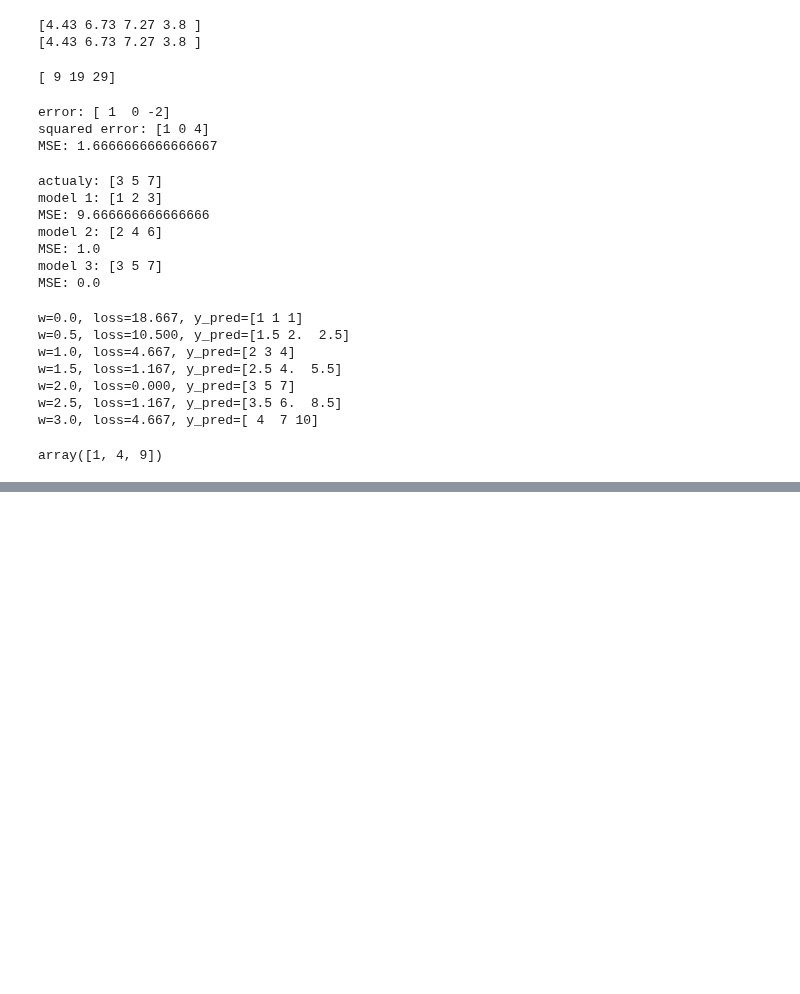
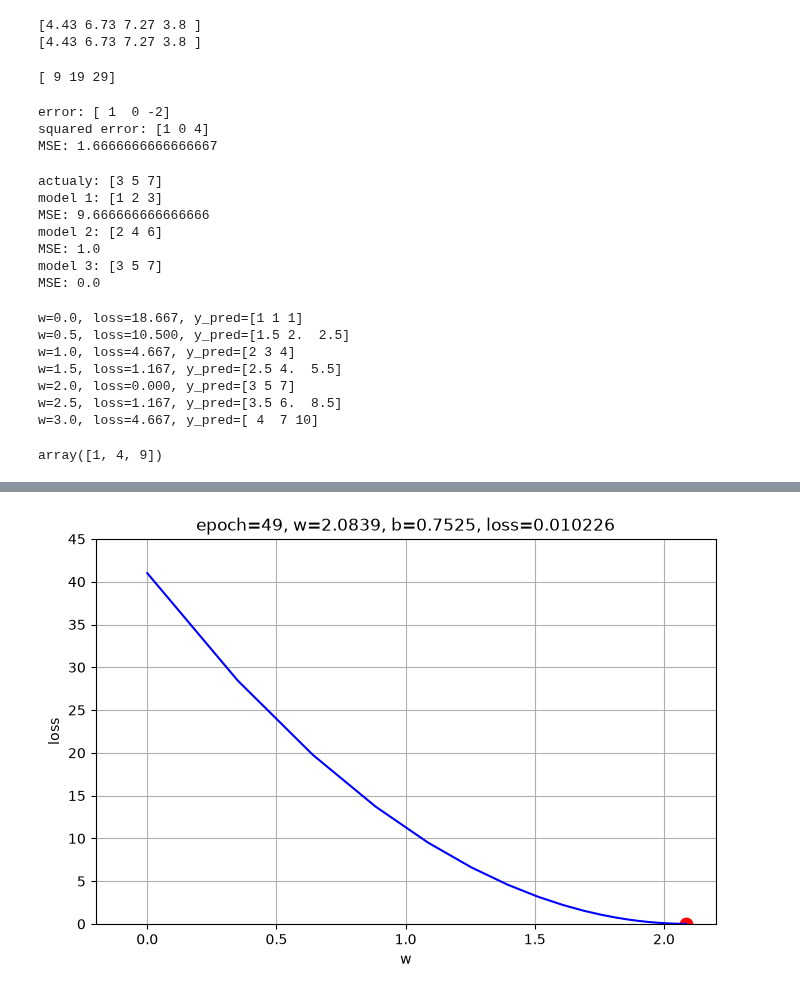
Before and after one commit to Kimchi-2025/big0611, a Jupyter notebook: py/AI_Learning/ML_day1.ipynb, the cells around one changed output, grey strips where cells are left out. Cells and saved outputs as stored; diff of their text form; code cells hidden in the pictures; blank space fills up the shorter version.

```diff
--- a/py/AI_Learning/ML_day1.ipynb
+++ b/py/AI_Learning/ML_day1.ipynb
@@ -173,0 +589,96 @@ array([1, 4, 9])
+# %%
+import numpy as np
+import matplotlib.pyplot as plt
+from IPython.display import clear_output, display
+import time
+
+# 데이터
+x = np.array([1., 2., 3., 4.])
+y = np.array([3., 5., 7., 9.])
+
+# 초기 parameter
+w = 0.0
+b = 0.0
+
+# hyperparameter
+learning_rate = 0.01
+epochs = 50
+
+n = len(x)
+
+# 기록
+w_history = []
+loss_history = []
+
+
+for epoch in range(epochs):
+
+    # 1. prediction
+    y_pred = w * x + b
+
+    # 2. loss
+    loss = np.mean((y_pred - y) ** 2)
+
+    # 기록
+    w_history.append(w)
+    loss_history.append(loss)
+
+    # -----------------------
+    # 그래프 그리기
+    # -----------------------
+
+    clear_output(wait=True)
+
+    fig, ax = plt.subplots(figsize=(8, 5))
+
+    # 지금까지 이동한 경로
+    ax.plot(
+        w_history,
+        loss_history,
+        color="blue"
+    )
+
+    # 현재 위치
+    ax.scatter(
+        w,
+        loss,
+        color="red",
+        s=80
+    )
+
+    ax.set_xlim(-0.2, 2.2)
+    ax.set_ylim(0, 45)
+
+    ax.set_xlabel("w")
+    ax.set_ylabel("loss")
+
+    ax.set_title(
+        f"epoch={epoch}, "
+        f"w={w:.4f}, "
+        f"b={b:.4f}, "
+        f"loss={loss:.6f}"
+    )
+
+    ax.grid()
+
+    display(fig)
+    plt.close(fig)
+
+    # 잠깐 멈춤
+    time.sleep(0.1)
+
+    # -----------------------
+    # 3. gradient
+    # -----------------------
+
+    dw = (2 / n) * np.sum((y_pred - y) * x)
+    db = (2 / n) * np.sum(y_pred - y)
+
+    # -----------------------
+    # 4. parameter update
+    # -----------------------
+
+    w = w - learning_rate * dw
+    b = b - learning_rate * db
+# %% [output]
+[figure, added]
```
Also changed, not shown: parts of 40 cells of this notebook, 5 other files.
